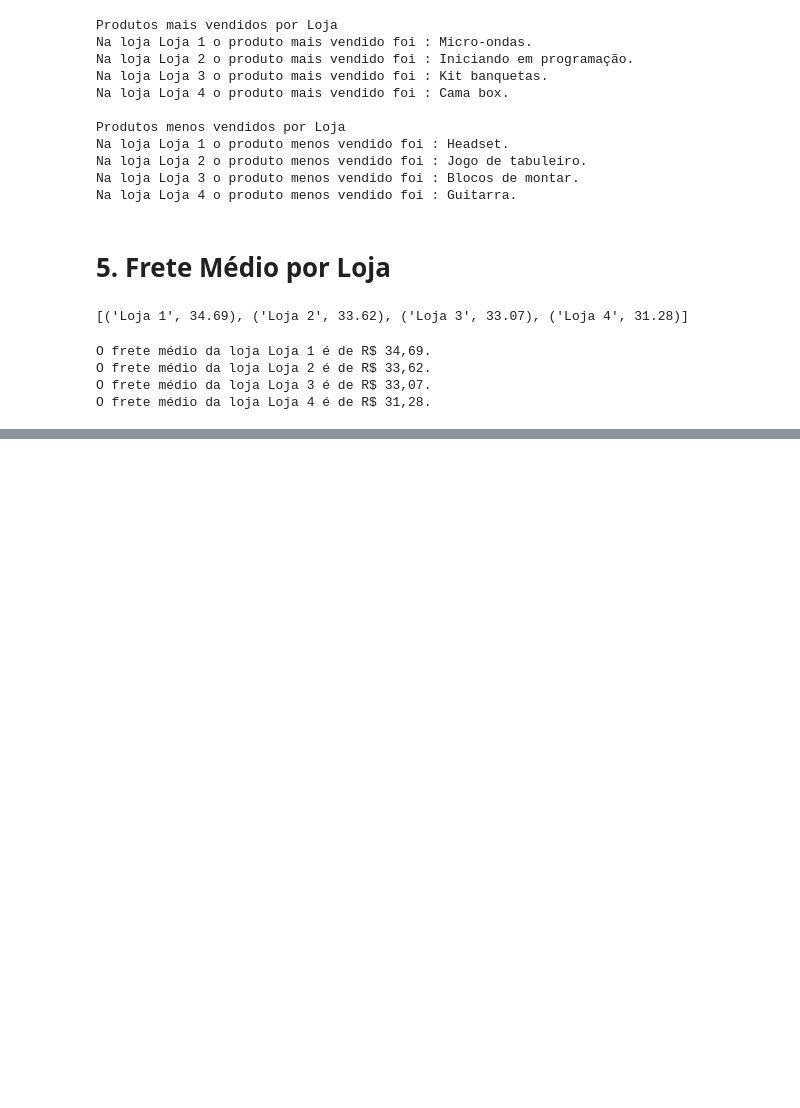
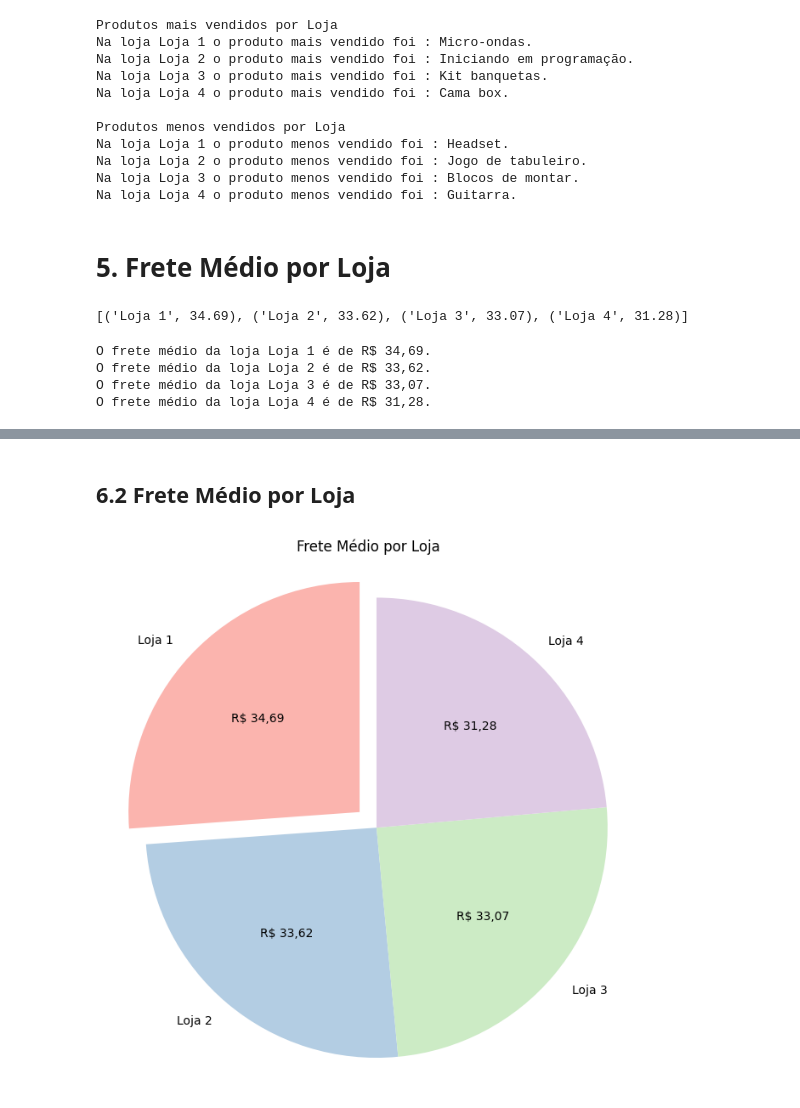
Before and after one commit to rodrigosergiosilva/challenge-alura-store, a Jupyter notebook: AluraStoreBr.ipynb, the cells around one changed output, grey strips where cells are left out. Cells and saved outputs as stored; diff of their text form; code cells hidden in the pictures; blank space fills up the shorter version.

```diff
--- a/AluraStoreBr.ipynb
+++ b/AluraStoreBr.ipynb
@@ -224,0 +270,40 @@ O frete médio da loja Loja 4 é de R$ 31,28.
+# %% [markdown]
+## 6.2 Frete Médio por Loja
+# %%
+# Separando nomes e valores
+labels = [item[0] for item in frete_medio_lojas]
+valores = [item[1] for item in frete_medio_lojas]
+
+# Identifica o índice do maior valor para aplicar a explosão
+maior_valor_index = valores.index(max(valores))
+
+# Define os valores de explosão: só o maior explode (por exemplo, 0.1)
+explode = [0.1 if i == maior_valor_index else 0 for i in range(len(valores))]
+
+# Define as cores
+cores = plt.cm.Pastel1.colors[:len(labels)]
+
+# Função personalizada para formatar os valores em reais
+def formatar_reais(valor_total):
+    def func(pct):
+        valor = pct / 100.0 * valor_total
+        return f'R$ {valor:,.2f}'.replace(',', 'X').replace('.', ',').replace('X', '.')
+    return func
+
+# Cria o gráfico de pizza com explosão
+plt.figure(figsize=(8, 8))
+plt.pie(
+    valores,
+    labels=labels,
+    autopct=formatar_reais(sum(valores)),
+    explode=explode,
+    colors=cores,
+    startangle=90
+)
+plt.title("Frete Médio por Loja")
+plt.axis('equal')  # Mantém o gráfico redondo
+
+# Exibe o gráfico
+plt.show()
+# %% [output]
+[figure, added]
```
Also changed, not shown: parts of 10 cells of this notebook.
